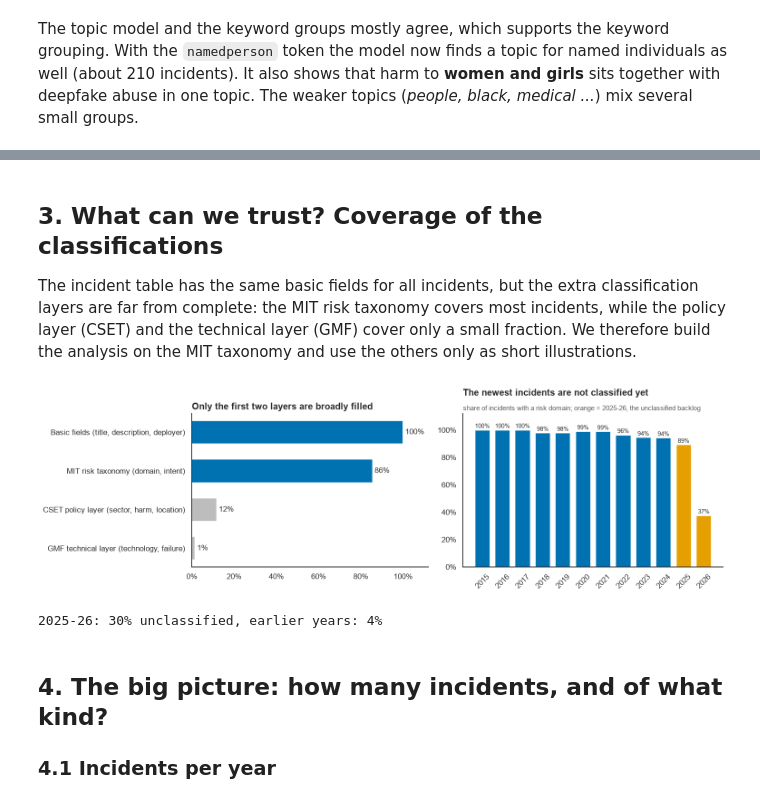
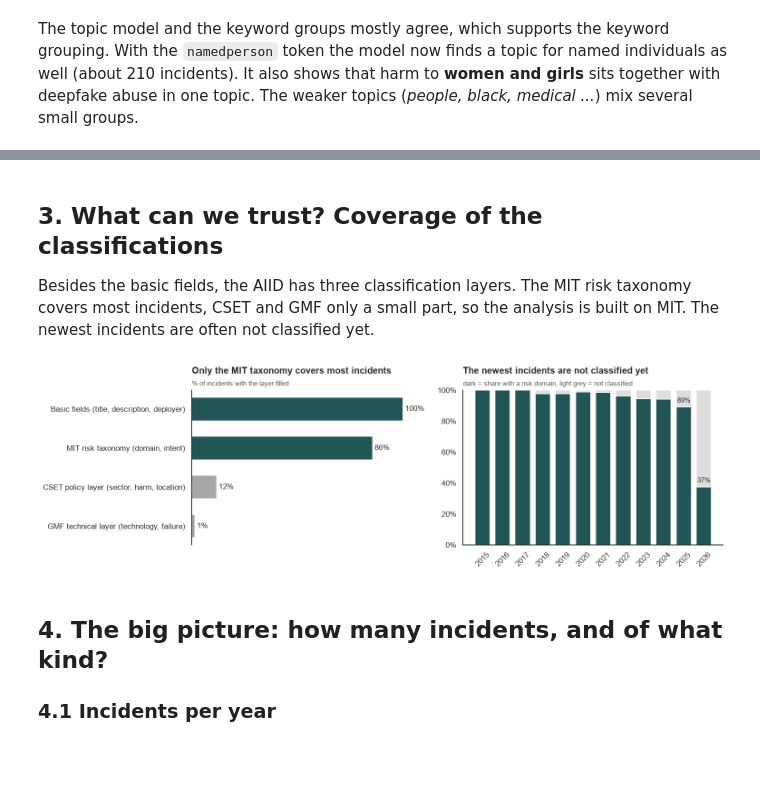
Before and after one commit to nnamyslowska/ai-incidents-analysis, a Jupyter notebook: ai_incidents.ipynb, the cells around one changed output, grey strips where cells are left out. Saved outputs shown, nothing was run; the diff lists cells and outputs as text; code cells hidden in the pictures; blank space fills up the shorter version.

Commit message:
Initial analysis added to the notebook

```diff
--- a/ai_incidents.ipynb
+++ b/ai_incidents.ipynb
@@ -810,0 +838,3 @@ The topic model and the keyword groups mostly agree, which supports the keyword
+# %%
+inc_raw = inc_raw[~inc_raw["title"].str.contains("migrated to issue", case=False)].copy()
+print(f"{len(inc_raw):,} incidents left")
@@ -810,0 +968,16 @@ The topic model and the keyword groups mostly agree, which supports the keyword
+# %%
+inc = inc_raw.rename(columns={"Incident ID": "id", "Risk Domain": "domain_raw", "Risk Subdomain": "subdomain",
+                              "Responsible Entity": "responsible", "Implicated Systems": "systems",
+                              "Lives Lost": "lives_lost", "Sector of Deployment": "sector"}).copy()
+
+inc["domain"] = pd.Categorical(inc["domain_raw"].map(DOMAIN_MAP), categories=DOMAINS)
+inc["classified"] = inc["domain"].notna()
+inc["dom_label"] = inc["domain"].astype(object).fillna("Unclassified")
+inc["intent_s"] = inc["Intent"].where(inc["Intent"].isin(INTENTS))
+inc["period"] = pd.cut(inc["year"], [0, 2018, 2022, 2024, 2026], labels=PERIODS)
+inc["text"] = inc["title"] + ". " + inc["description"]
+inc["ents"] = ["|".join(sorted(set(d + v + h + tokens(s)))).lower()
+               for d, v, h, s in zip(inc["deployer_list"], inc["developer_list"], inc["harmed_list"], inc["systems"])]
+
+print(f"{len(inc):,} incidents, {inc['classified'].sum():,} with a risk domain ({inc['classified'].mean():.0%})")
+inc["dom_label"].value_counts().to_frame("incidents").T
@@ -811,41 +988,39 @@ The topic model and the keyword groups mostly agree, which supports the keyword
 # %% [markdown]
 ## 3. What can we trust? Coverage of the classifications
 
-The incident table has the same basic fields for all incidents, but the extra classification layers are far from complete: the MIT risk taxonomy covers most incidents, while the policy layer (CSET) and the technical layer (GMF) cover only a small fraction. We therefore build the analysis on the MIT taxonomy and use the others only as short illustrations.
+Besides the basic fields, the AIID has three classification layers. The MIT risk taxonomy covers most incidents, CSET and GMF only a small part, so the analysis is built on MIT. The newest incidents are often not classified yet.
 # %%
-layers = {"Basic fields (title, description, deployer)": inc.description.notna().mean(),
-          "MIT risk taxonomy (domain, intent)": inc.domain_raw.notna().mean(),
-          "CSET policy layer (sector, harm, location)": inc["sector"].notna().mean(),
-          "GMF technical layer (technology, failure)": inc["AI Technology"].notna().mean()}
-s = pd.Series(layers)
-yearly = inc[inc.year >= 2015].groupby("year").classified.mean()
-yearly_n = inc[inc.year >= 2015].groupby("year").size()
+layers = pd.Series({"Basic fields (title, description, deployer)": inc["description"].notna().mean(),
+                    "MIT risk taxonomy (domain, intent)": inc["classified"].mean(),
+                    "CSET policy layer (sector, harm, location)": inc["sector"].notna().mean(),
+                    "GMF technical layer (technology, failure)": inc["AI Technology"].notna().mean()}) * 100
+by_year = inc[inc["year"] >= 2015].groupby("year")["classified"].mean() * 100
 
 fig, ax = plt.subplots(1, 2, figsize=(14, 4.4), gridspec_kw={"width_ratios": [1, 1.1]})
-ax[0].barh(s.index[::-1], s.values[::-1], color=[BLUE if v > 0.5 else GREY for v in s.values[::-1]], height=0.6)
-for y, v in enumerate(s.values[::-1]):
-    ax[0].text(v + 0.01, y, f"{v:.0%}", va="center", fontsize=11)
-ax[0].set_xlim(0, 1.12)
-ax[0].xaxis.set_major_formatter(PercentFormatter(1, decimals=0))
-ax[0].set_title("Only the first two layers are broadly filled")
 
-ax[1].bar(yearly.index, yearly.values, color=[ORANGE if y >= 2025 else BLUE for y in yearly.index], width=0.75)
-for y, v in zip(yearly.index, yearly.values):
-    ax[1].text(y, v + 0.015, f"{v:.0%}", ha="center", fontsize=8.5)
-ax[1].set_ylim(0, 1.12)
-ax[1].yaxis.set_major_formatter(PercentFormatter(1, decimals=0))
-ax[1].set_xticks(range(2015, 2027, 1))
+ax[0].barh(layers.index[::-1], layers.values[::-1], color=[CMP_A if v > 50 else CMP_B for v in layers.values[::-1]], height=0.6)
+for y, v in enumerate(layers.values[::-1]):
+    ax[0].text(v + 1, y, f"{v:.0f}%", va="center", fontsize=11)
+ax[0].set_xlim(0, 112)
+ax[0].set_xticks([])
+ax[0].spines["bottom"].set_visible(False)
+titles(ax[0], "Only the MIT taxonomy covers most incidents", "% of incidents with the layer filled")
+
+ax[1].bar(by_year.index, by_year.values, color=CMP_A, width=0.75)
+ax[1].bar(by_year.index, 100 - by_year.values, bottom=by_year.values, color=DOM_COLOR["Unclassified"], width=0.75)
+for x in [2025, 2026]:
+    ax[1].text(x, by_year[x] + 2, f"{by_year[x]:.0f}%", ha="center", va="bottom", fontsize=10)
+ax[1].set_xticks(by_year.index)
 ax[1].tick_params(axis="x", labelrotation=45)
-ax[1].set_title("The newest incidents are not classified yet")
-subtitle(ax[1], "share of incidents with a risk domain; orange = 2025-26, the unclassified backlog", y=1.0)
-ax[1].set_title(ax[1]._left_title.get_text(), pad=26)
+ax[1].set_ylim(0, 100)
+ax[1].yaxis.set_major_formatter(PercentFormatter(100, decimals=0))
+titles(ax[1], "The newest incidents are not classified yet", "dark = share with a risk domain, light grey = not classified")
+
 fig.tight_layout()
 save(fig, "01_coverage")
 plt.show()
-print(f"2025-26: {1 - inc[inc.year >= 2025].classified.mean():.0%} unclassified, earlier years: {1 - inc[inc.year < 2025].classified.mean():.0%}")
 # %% [output]
-[figure, old version]
+[figure, new version]
-2025-26: 30% unclassified, earlier years: 4%
 # %% [markdown]
 ## 4. The big picture: how many incidents, and of what kind?
 
```
Also changed, not shown: parts of 62 cells of this notebook.
